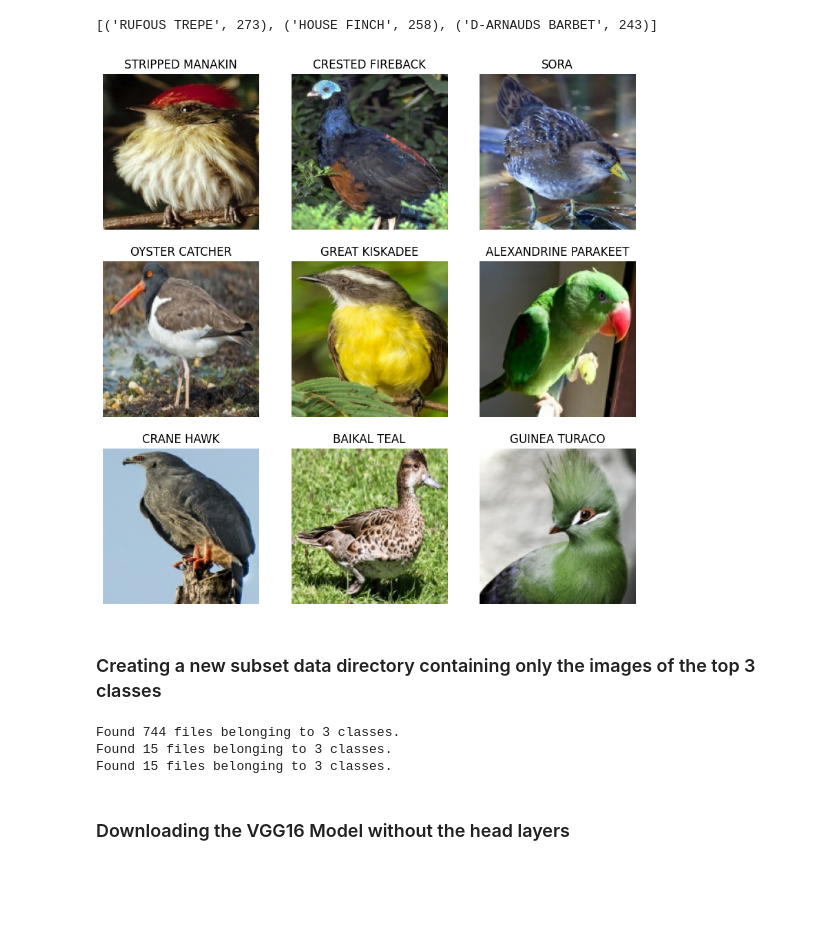
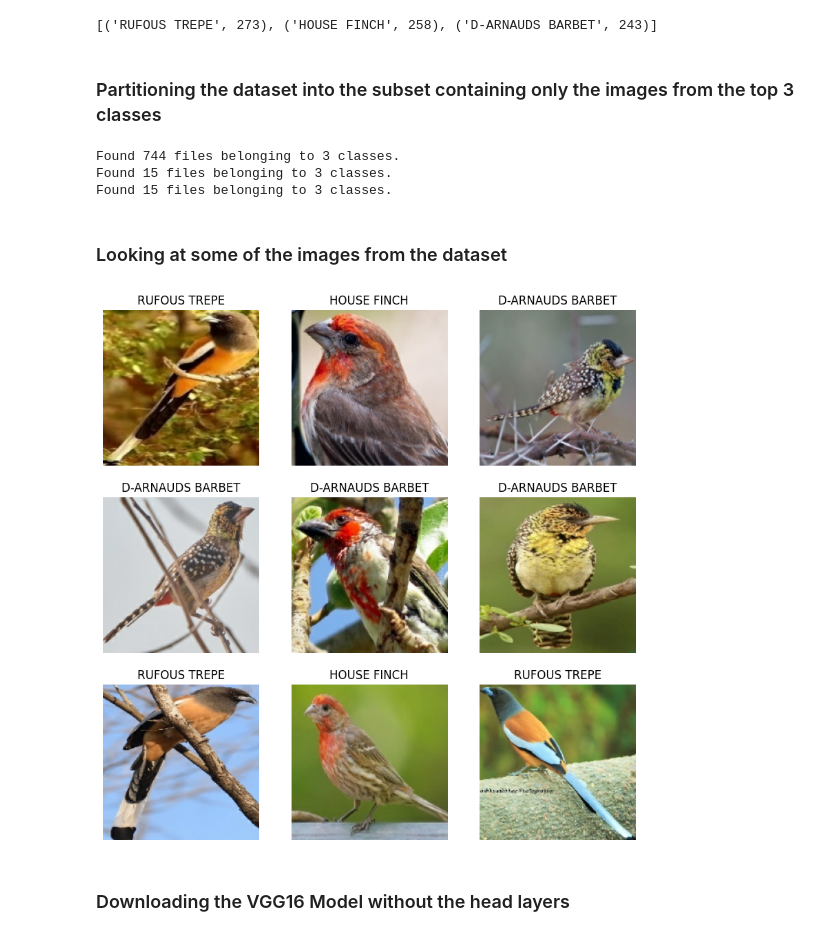
Before and after one commit to devanshijoshi09/CSCN8010-lab-submissions, a Jupyter notebook: students_submissions/8868052/Lab10.ipynb, the cells around one changed output. Cells and saved outputs as stored; diff of their text form; code cells hidden in the pictures; blank space fills up the shorter version.

```diff
--- a/students_submissions/8868052/Lab10.ipynb
+++ b/students_submissions/8868052/Lab10.ipynb
@@ -57,28 +57,8 @@ top_classes = total_counts.most_common(3)
 print(top_classes)
 # %% [output]
 [('RUFOUS TREPE', 273), ('HOUSE FINCH', 258), ('D-ARNAUDS BARBET', 243)]
-# %%
-import matplotlib.pyplot as plt
-import numpy as np
-
-def show_batch(image_batch, label_batch, class_names):
-    plt.figure(figsize=(10, 10))
-    for n in range(9):
-        ax = plt.subplot(3, 3, n + 1)
-        plt.imshow(image_batch[n].numpy().astype("uint8"))
-        label_index = np.argmax(label_batch[n])
-        plt.title(class_names[label_index])
-        plt.axis("off")
-
-# Assuming `train_dataset` is your dataset
-class_names = train_dataset.class_names
-
-image_batch, label_batch = next(iter(train_dataset))
-show_batch(image_batch, label_batch, class_names)
-# %% [output]
-[figure, removed]
 # %% [markdown]
-### Creating a new subset data directory containing only the images of the top 3 classes
+### Partitioning the dataset into the subset containing only the images from the top 3 classes
 # %%
 def subset_top_classes(source_directory, destination_directory, top_classes):
     if not os.path.exists(destination_directory):
@@ -122,6 +102,28 @@ test_dataset_subset = image_dataset_from_directory(
 Found 744 files belonging to 3 classes.
 Found 15 files belonging to 3 classes.
 Found 15 files belonging to 3 classes.
+# %% [markdown]
+### Looking at some of the images from the dataset
+# %%
+import matplotlib.pyplot as plt
+import numpy as np
+
+def show_batch(image_batch, label_batch, class_names):
+    plt.figure(figsize=(10, 10))
+    for n in range(9):
+        ax = plt.subplot(3, 3, n + 1)
+        plt.imshow(image_batch[n].numpy().astype("uint8"))
+        label_index = np.argmax(label_batch[n])
+        plt.title(class_names[label_index])
+        plt.axis("off")
+
+# Assuming `train_dataset` is your dataset
+class_names = train_dataset_subset.class_names
+
+image_batch, label_batch = next(iter(train_dataset_subset))
+show_batch(image_batch, label_batch, class_names)
+# %% [output]
+[figure, added]
 # %% [markdown]
 ### Downloading the VGG16 Model without the head layers
 # %%
```
Also changed, not shown: parts of 19 cells of this notebook, 1 other file.
